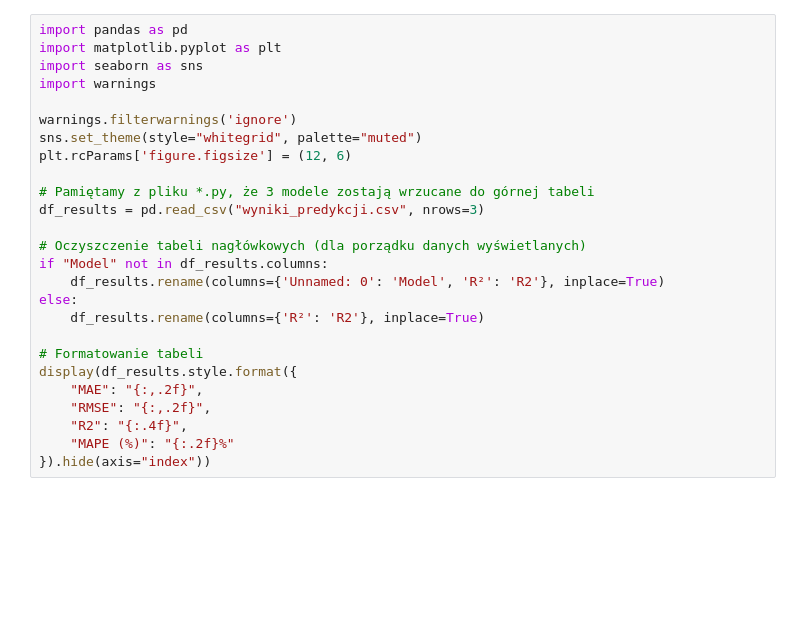
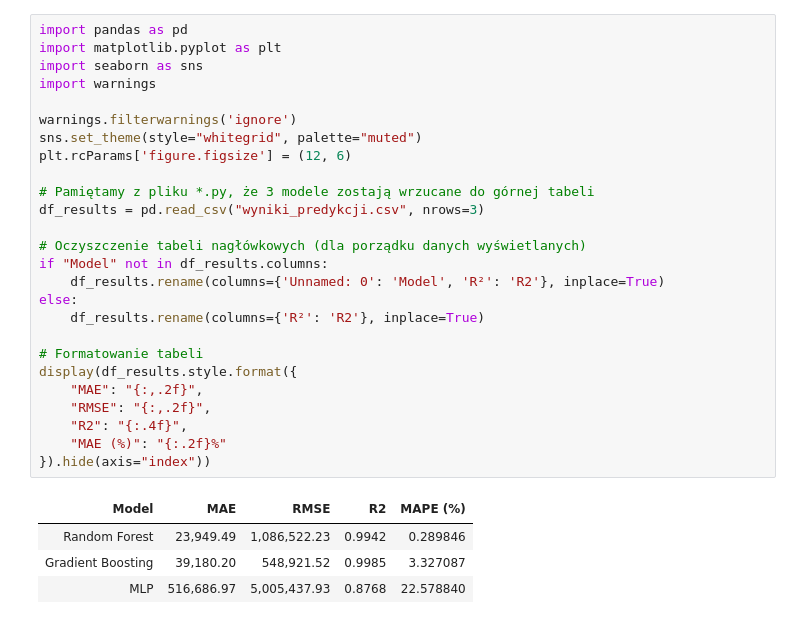
Before and after one commit to PioStaworko/PAMSI, a Jupyter notebook: notatnik_predykcja.ipynb, the cells around one changed output. Cells and saved outputs as stored; diff of their text form; blank space fills up the shorter version.

```diff
--- a/notatnik_predykcja.ipynb
+++ b/notatnik_predykcja.ipynb
@@ -33,28 +33,33 @@ Kod treningowy, zoptymalizowany m.in. o grupowanie *Cyclical Target Encodingu*,
 # %%
 import pandas as pd
 import matplotlib.pyplot as plt
 import seaborn as sns
 import warnings
 
 warnings.filterwarnings('ignore')
 sns.set_theme(style="whitegrid", palette="muted")
 plt.rcParams['figure.figsize'] = (12, 6)
 
 # Pamiętamy z pliku *.py, że 3 modele zostają wrzucane do górnej tabeli
 df_results = pd.read_csv("wyniki_predykcji.csv", nrows=3)
 
 # Oczyszczenie tabeli nagłówkowych (dla porządku danych wyświetlanych)
 if "Model" not in df_results.columns:
     df_results.rename(columns={'Unnamed: 0': 'Model', 'R²': 'R2'}, inplace=True)
 else:
     df_results.rename(columns={'R²': 'R2'}, inplace=True)
 
 # Formatowanie tabeli
 display(df_results.style.format({
     "MAE": "{:,.2f}",
     "RMSE": "{:,.2f}",
     "R2": "{:.4f}",
-    "MAPE (%)": "{:.2f}%"
+    "MAE (%)": "{:.2f}%"
 }).hide(axis="index"))
+# %% [output]
+| Model | MAE | RMSE | R2 | MAPE (%) |
+| Random Forest | 23,949.49 | 1,086,522.23 | 0.9942 | 0.289846 |
+| Gradient Boosting | 39,180.20 | 548,921.52 | 0.9985 | 3.327087 |
+| MLP | 516,686.97 | 5,005,437.93 | 0.8768 | 22.578840 |
 # %% [markdown]
 
```
Also changed, not shown: parts of 4 cells of this notebook.
